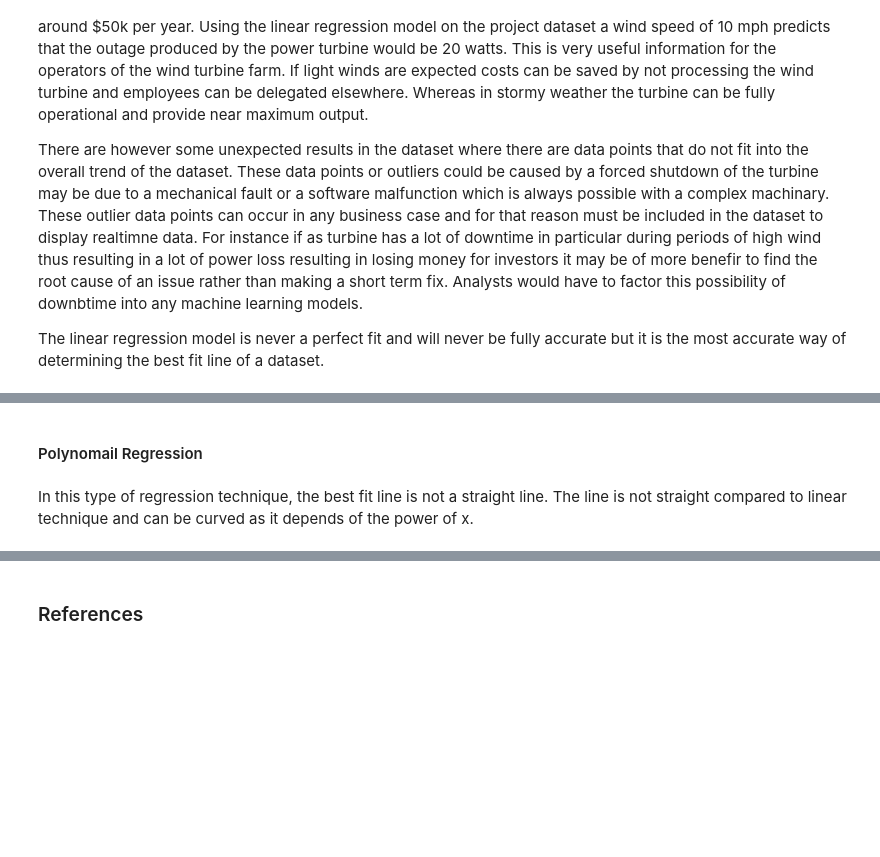
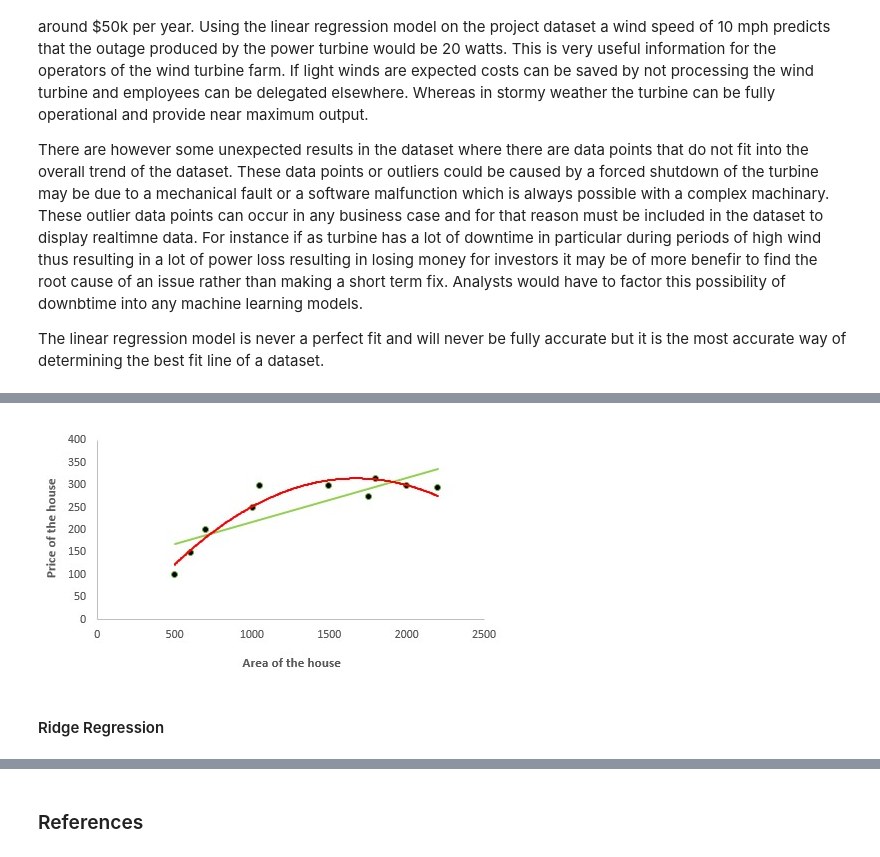
Before and after one commit to nmanley73/Project-Fundamentals, a Jupyter notebook: Project-Fundamentals.ipynb, the cells around one changed output, grey strips where cells are left out. Saved outputs shown, nothing was run; the diff lists cells and outputs as text; code cells hidden in the pictures; blank space fills up the shorter version.

Commit message:
comparison of other types of regression to linear regression added

```diff
--- a/Project-Fundamentals.ipynb
+++ b/Project-Fundamentals.ipynb
@@ -138,4 +142,8 @@ Apart from linear regression which is the subject of this project there are many
+# %%
+from IPython.display import Image
+# import an image [7]
+Image(filename='Polynomial Regression.jpg')
+# %% [output]
+[figure, added]
 # %% [markdown]
-#### Polynomail Regression
+#### Ridge Regression
-# %% [markdown]
-In this type of regression technique, the best fit line is not a straight line. The line is not straight compared to linear technique and can be curved as it depends of the power of x.
```
Also changed, not shown: parts of 15 cells of this notebook.
